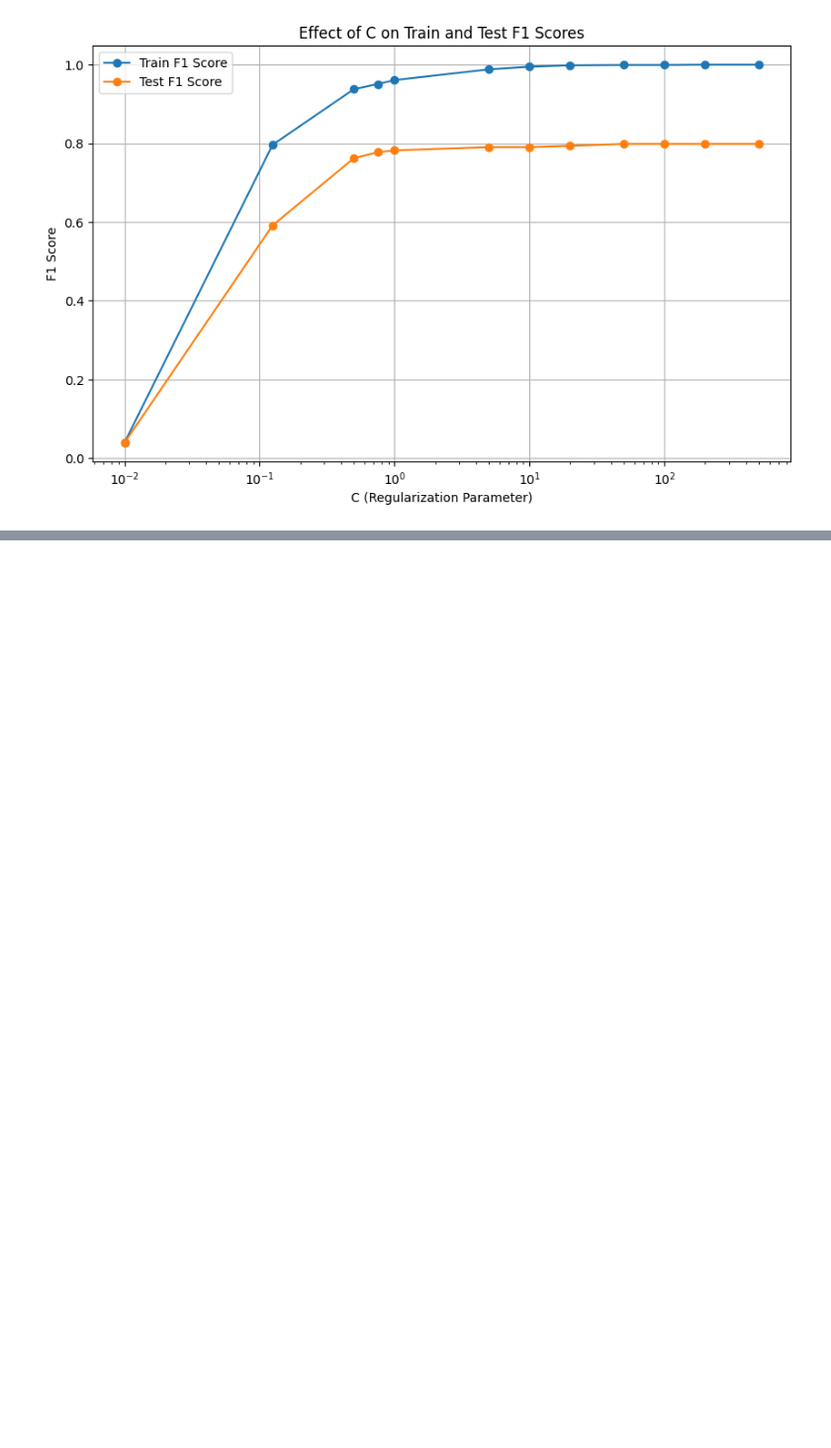
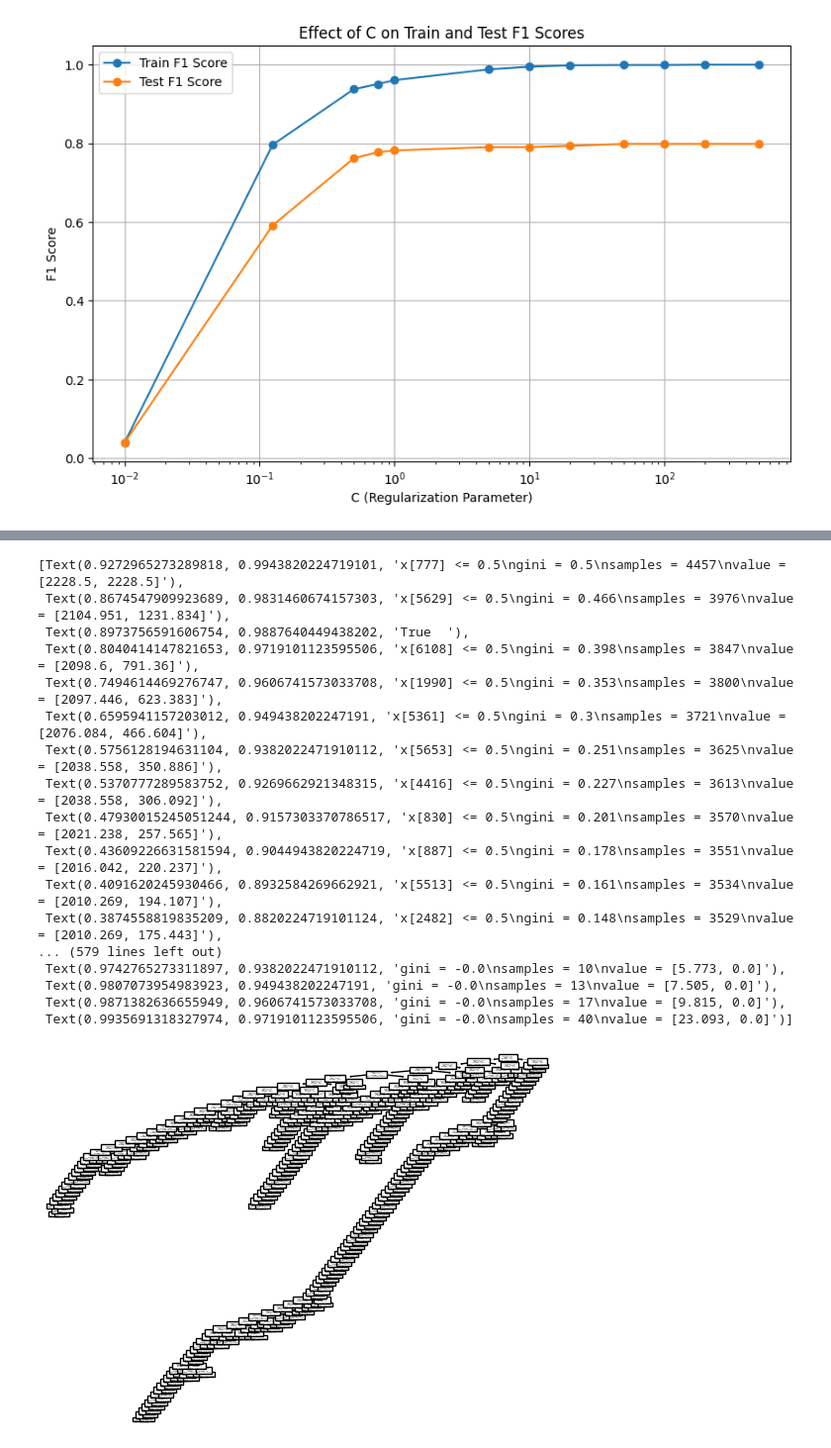
Before and after one commit to deepanshu800/HamOrSpam, a Jupyter notebook: notebooks/model_selection.ipynb, the cells around one changed output, grey strips where cells are left out. Shown at 99% size. Drawn from its saved outputs; the diff is of its cells as text; code cells hidden in the pictures; blank space fills up the shorter version.

```diff
--- a/notebooks/model_selection.ipynb
+++ b/notebooks/model_selection.ipynb
@@ -869,0 +902,21 @@ plt.show()
+# %%
+plot_tree(fitted_model)
+# %% [output]
+[Text(0.9272965273289818, 0.9943820224719101, 'x[777] <= 0.5\ngini = 0.5\nsamples = 4457\nvalue = [2228.5, 2228.5]'),
+ Text(0.8674547909923689, 0.9831460674157303, 'x[5629] <= 0.5\ngini = 0.466\nsamples = 3976\nvalue = [2104.951, 1231.834]'),
+ Text(0.8973756591606754, 0.9887640449438202, 'True  '),
+ Text(0.8040414147821653, 0.9719101123595506, 'x[6108] <= 0.5\ngini = 0.398\nsamples = 3847\nvalue = [2098.6, 791.36]'),
+ Text(0.7494614469276747, 0.9606741573033708, 'x[1990] <= 0.5\ngini = 0.353\nsamples = 3800\nvalue = [2097.446, 623.383]'),
+ Text(0.6595941157203012, 0.949438202247191, 'x[5361] <= 0.5\ngini = 0.3\nsamples = 3721\nvalue = [2076.084, 466.604]'),
+ Text(0.5756128194631104, 0.9382022471910112, 'x[5653] <= 0.5\ngini = 0.251\nsamples = 3625\nvalue = [2038.558, 350.886]'),
+ Text(0.5370777289583752, 0.9269662921348315, 'x[4416] <= 0.5\ngini = 0.227\nsamples = 3613\nvalue = [2038.558, 306.092]'),
+ Text(0.47930015245051244, 0.9157303370786517, 'x[830] <= 0.5\ngini = 0.201\nsamples = 3570\nvalue = [2021.238, 257.565]'),
+ Text(0.43609226631581594, 0.9044943820224719, 'x[887] <= 0.5\ngini = 0.178\nsamples = 3551\nvalue = [2016.042, 220.237]'),
+ Text(0.4091620245930466, 0.8932584269662921, 'x[5513] <= 0.5\ngini = 0.161\nsamples = 3534\nvalue = [2010.269, 194.107]'),
+ Text(0.3874558819835209, 0.8820224719101124, 'x[2482] <= 0.5\ngini = 0.148\nsamples = 3529\nvalue = [2010.269, 175.443]'),
+... (579 lines left out)
+ Text(0.9742765273311897, 0.9382022471910112, 'gini = -0.0\nsamples = 10\nvalue = [5.773, 0.0]'),
+ Text(0.9807073954983923, 0.949438202247191, 'gini = -0.0\nsamples = 13\nvalue = [7.505, 0.0]'),
+ Text(0.9871382636655949, 0.9606741573033708, 'gini = -0.0\nsamples = 17\nvalue = [9.815, 0.0]'),
+ Text(0.9935691318327974, 0.9719101123595506, 'gini = -0.0\nsamples = 40\nvalue = [23.093, 0.0]')]
+[figure, added]
```
Also changed, not shown: parts of 29 cells of this notebook.
